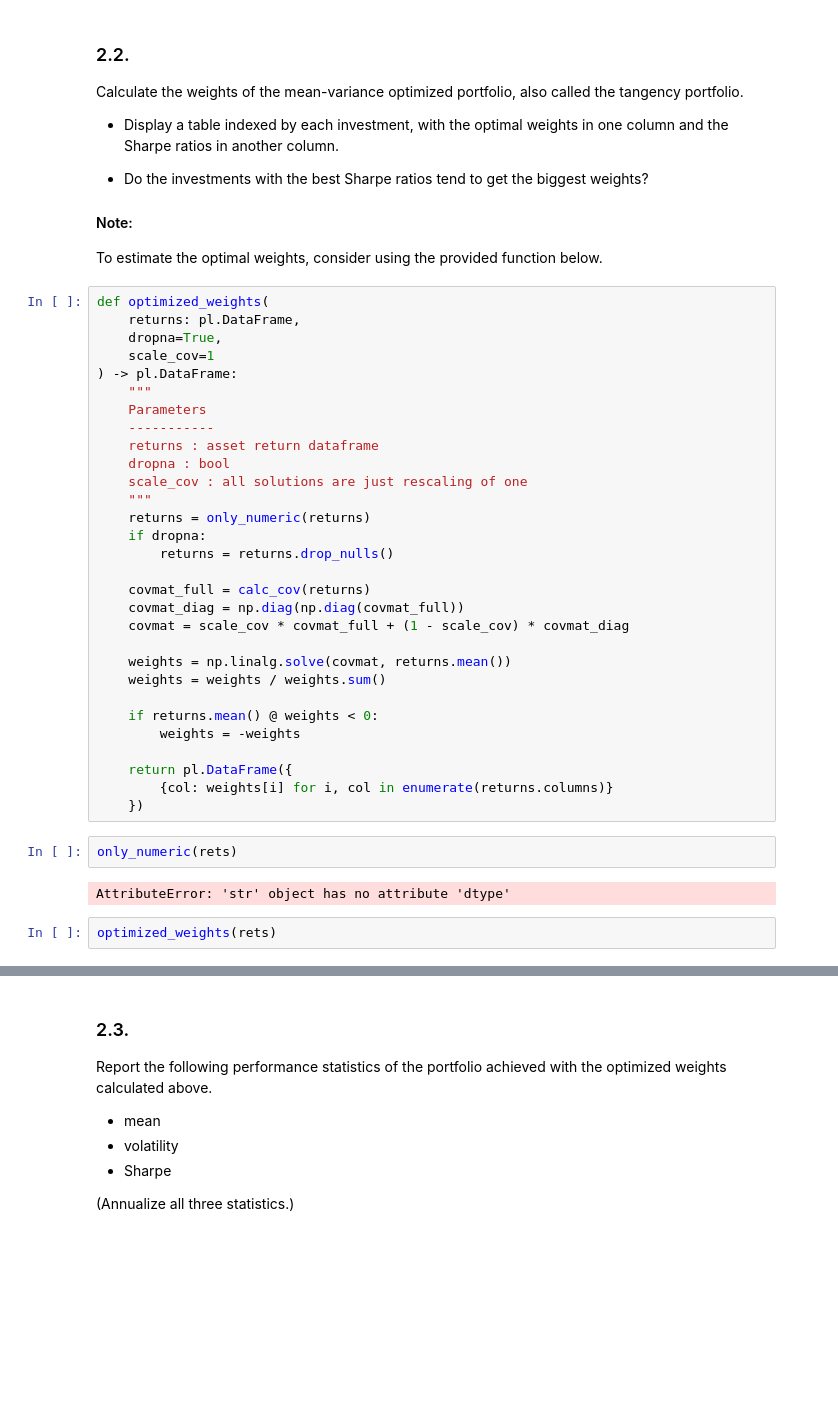
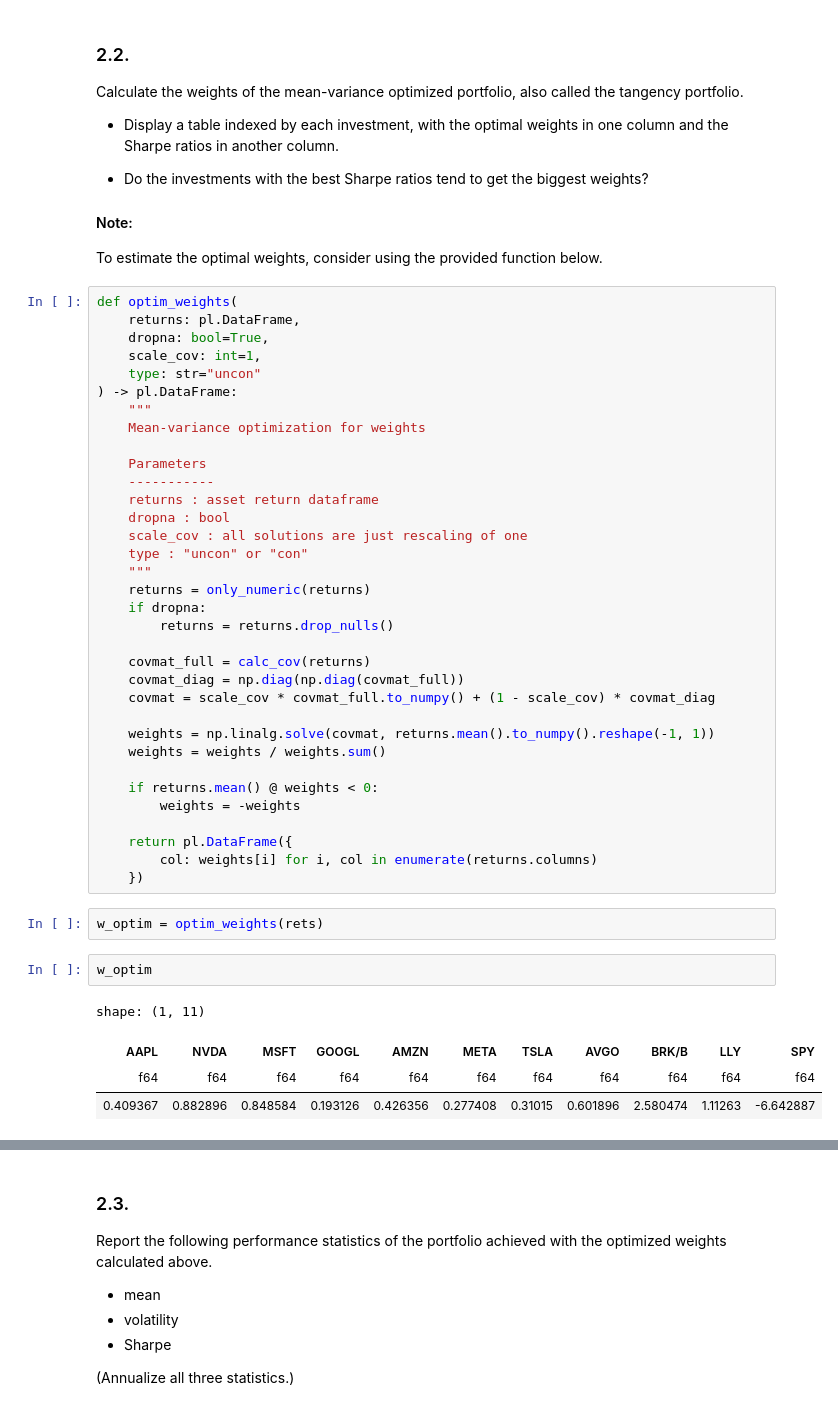
Before and after one commit to dafuzhu-uchi/finm-367, a Jupyter notebook: assignment/hw1/hw1_exe_uncon_optim.ipynb, the cells around one changed output, grey strips where cells are left out. Drawn from its saved outputs; the diff is of its cells as text; blank space fills up the shorter version.

```diff
--- a/assignment/hw1/hw1_exe_uncon_optim.ipynb
+++ b/assignment/hw1/hw1_exe_uncon_optim.ipynb
@@ -367,17 +367,21 @@ Calculate the weights of the mean-variance optimized portfolio, also called the
 #### Note:
 To estimate the optimal weights, consider using the provided function below.
 # %%
-def optimized_weights(
+def optim_weights(
     returns: pl.DataFrame,
-    dropna=True,
-    scale_cov=1
+    dropna: bool=True,
+    scale_cov: int=1,
+    type: str="uncon"
 ) -> pl.DataFrame:
     """
+    Mean-variance optimization for weights
+
     Parameters
     -----------
     returns : asset return dataframe
     dropna : bool
     scale_cov : all solutions are just rescaling of one
+    type : "uncon" or "con"
     """
     returns = only_numeric(returns)
     if dropna:
@@ -385,20 +389,23 @@ def optimized_weights(
 
     covmat_full = calc_cov(returns)
     covmat_diag = np.diag(np.diag(covmat_full))
-    covmat = scale_cov * covmat_full + (1 - scale_cov) * covmat_diag
+    covmat = scale_cov * covmat_full.to_numpy() + (1 - scale_cov) * covmat_diag
 
-    weights = np.linalg.solve(covmat, returns.mean())
+    weights = np.linalg.solve(covmat, returns.mean().to_numpy().reshape(-1, 1))
     weights = weights / weights.sum()
 
     if returns.mean() @ weights < 0:
         weights = -weights
 
     return pl.DataFrame({
-        {col: weights[i] for i, col in enumerate(returns.columns)}
+        col: weights[i] for i, col in enumerate(returns.columns)
     })
-# %%
-only_numeric(rets)
-# %% [output]
-AttributeError: 'str' object has no attribute 'dtype'
 # %%
-optimized_weights(rets)
+w_optim = optim_weights(rets)
+# %%
+w_optim
+# %% [output]
+shape: (1, 11)
+| AAPL | NVDA | MSFT | GOOGL | AMZN | META | TSLA | AVGO | BRK/B | LLY | SPY |
+| f64 | f64 | f64 | f64 | f64 | f64 | f64 | f64 | f64 | f64 | f64 |
+| 0.409367 | 0.882896 | 0.848584 | 0.193126 | 0.426356 | 0.277408 | 0.31015 | 0.601896 | 2.580474 | 1.11263 | -6.642887 |
```
Also changed, not shown: parts of 2 cells of this notebook, 7 other files.
